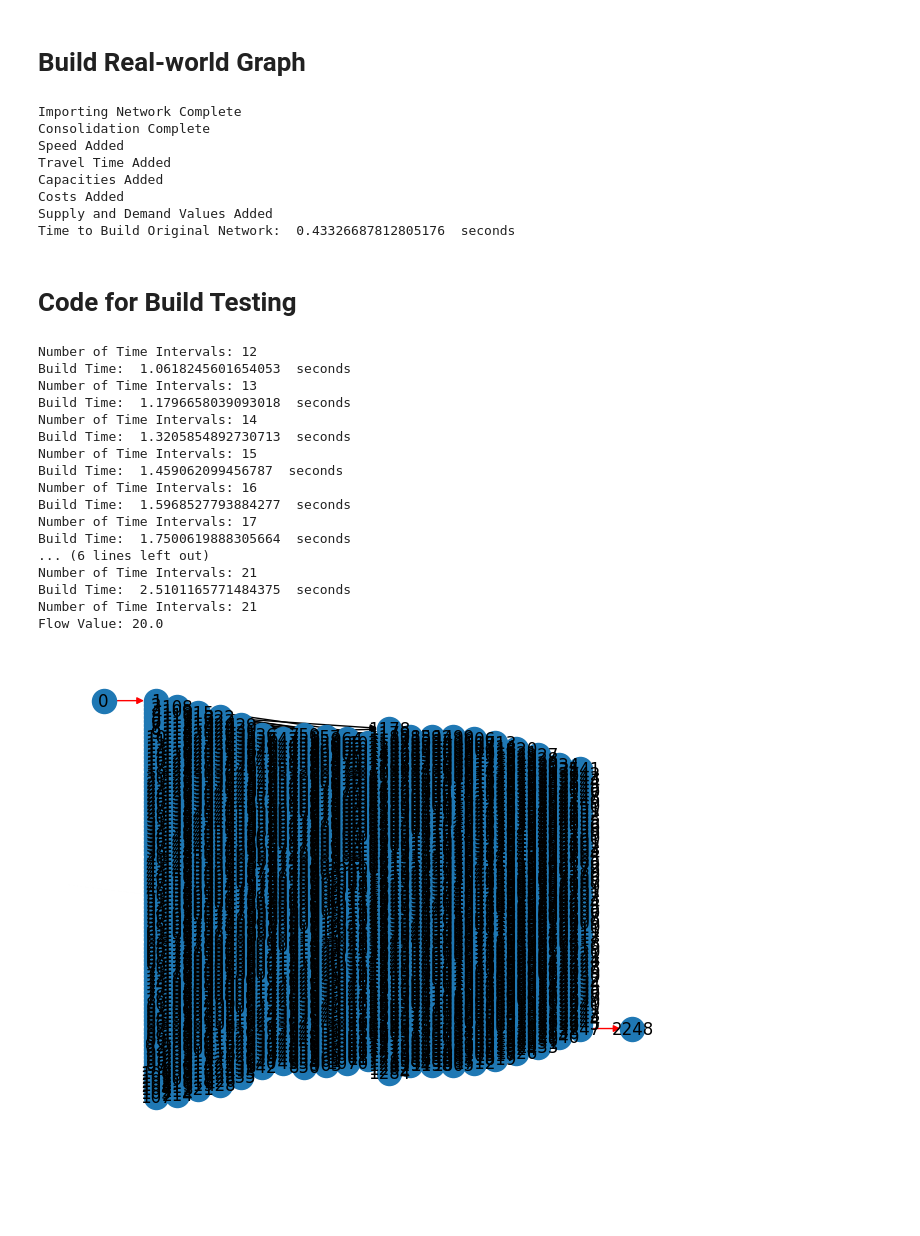
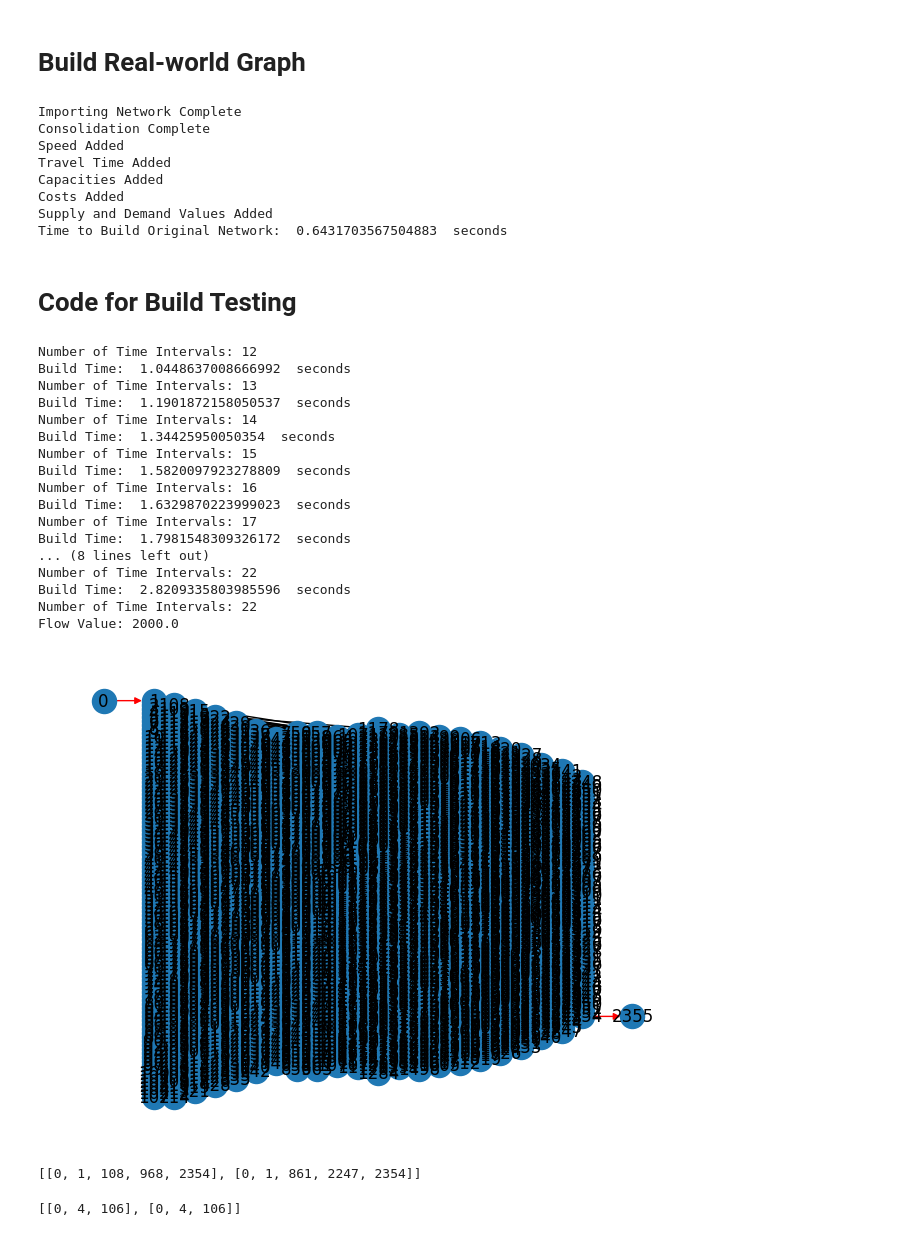
Before and after one commit to DillWithIt77/Fire_Evac_F22, a Jupyter notebook: Real-world Testing.ipynb, the cells around one changed output. Cells and saved outputs as stored; diff of their text form; code cells hidden in the pictures; blank space fills up the shorter version.

Commit message:
Lyons example
Lyons example seem to work. Will need to test multiple sources and sinks as well as other locations.

```diff
--- a/Real-world Testing.ipynb
+++ b/Real-world Testing.ipynb
@@ -318,7 +318,7 @@ def det_num_int(G, pop, fire_orgin, init_radius):
     colors = [colored_max_flow_ten[u][v]['color'] for u,v in colored_max_flow_ten.edges]
     nx.draw(colored_max_flow_ten, pos, edge_color=colors,with_labels = True)
 
-    return (num_time_ints, flow_value, colored_max_flow_ten)
+    return (num_time_ints, flow_value, colored_max_flow_ten, flow_dict)
 # %% [markdown]
 # Build Real-world Graph
 # %%
@@ -350,8 +350,8 @@ print('Costs Added')
 
 #sup_dem:int = 0
 sup_dem = np.zeros(len(G.nodes))
-sup_dem[0] = 20
-sup_dem[len(G.nodes)-1] = -20
+sup_dem[0] = 2000
+sup_dem[len(G.nodes)-1] = -2000
 G = add_orig_dest(G,sup_dem)
 print('Supply and Demand Values Added')
 
@@ -370,33 +370,33 @@ Travel Time Added
 Capacities Added
 Costs Added
 Supply and Demand Values Added
-Time to Build Original Network:  0.43326687812805176  seconds
+Time to Build Original Network:  0.6431703567504883  seconds
 # %% [markdown]
 # Code for Build Testing
 # %%
 fire_origin = [40.229520, -105.263912]
 lyons = G.copy()
-fire_radius =  0.004
+fire_radius =  0.0004
 
-num_time_ints, max_flow, G_test = det_num_int(lyons, 4, fire_origin, fire_radius)
+num_time_ints, max_flow, G_test,flow_dict = det_num_int(lyons, 2000, fire_origin, fire_radius)
 print('Number of Time Intervals:',num_time_ints)
 print('Flow Value:', max_flow)
 # %% [output]
 Number of Time Intervals: 12
-Build Time:  1.0618245601654053  seconds
+Build Time:  1.0448637008666992  seconds
 Number of Time Intervals: 13
-Build Time:  1.1796658039093018  seconds
+Build Time:  1.1901872158050537  seconds
 Number of Time Intervals: 14
-Build Time:  1.3205854892730713  seconds
+Build Time:  1.34425950050354  seconds
 Number of Time Intervals: 15
-Build Time:  1.459062099456787  seconds
+Build Time:  1.5820097923278809  seconds
 Number of Time Intervals: 16
-Build Time:  1.5968527793884277  seconds
+Build Time:  1.6329870223999023  seconds
 Number of Time Intervals: 17
-Build Time:  1.7500619888305664  seconds
-... (6 lines left out)
-Number of Time Intervals: 21
-Build Time:  2.5101165771484375  seconds
-Number of Time Intervals: 21
-Flow Value: 20.0
+Build Time:  1.7981548309326172  seconds
+... (8 lines left out)
+Number of Time Intervals: 22
+Build Time:  2.8209335803985596  seconds
+Number of Time Intervals: 22
+Flow Value: 2000.0
-[figure, old version]
+[figure, new version]
@@ -402,0 +431,4 @@ Flow Value: 20.0
+# %%
+valid_paths
+# %% [output]
+[[0, 1, 108, 968, 2354], [0, 1, 861, 2247, 2354]]
@@ -402,0 +455,4 @@ Flow Value: 20.0
+# %%
+valid_orig_paths
+# %% [output]
+[[0, 4, 106], [0, 4, 106]]
```
Also changed, not shown: parts of 6 cells of this notebook.
